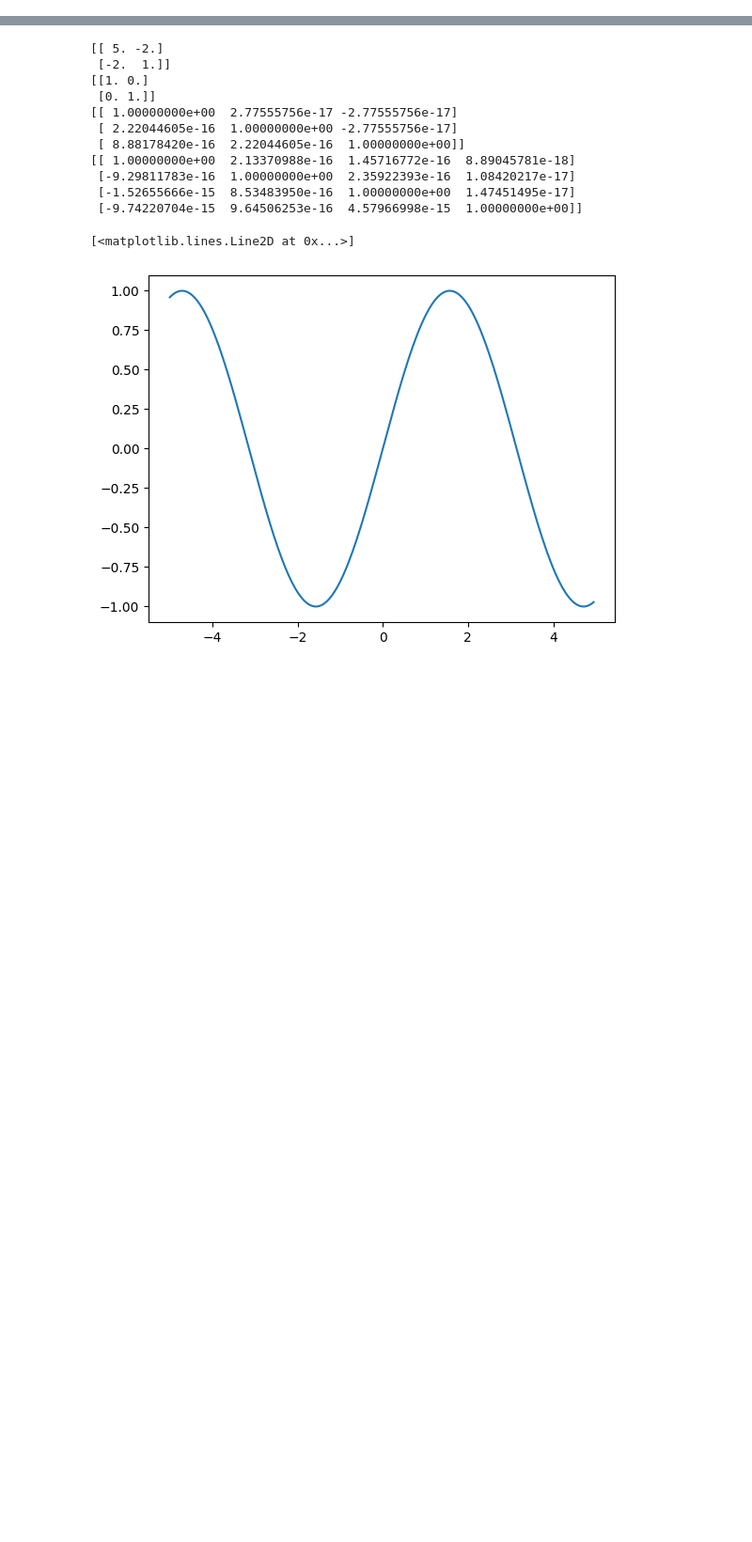
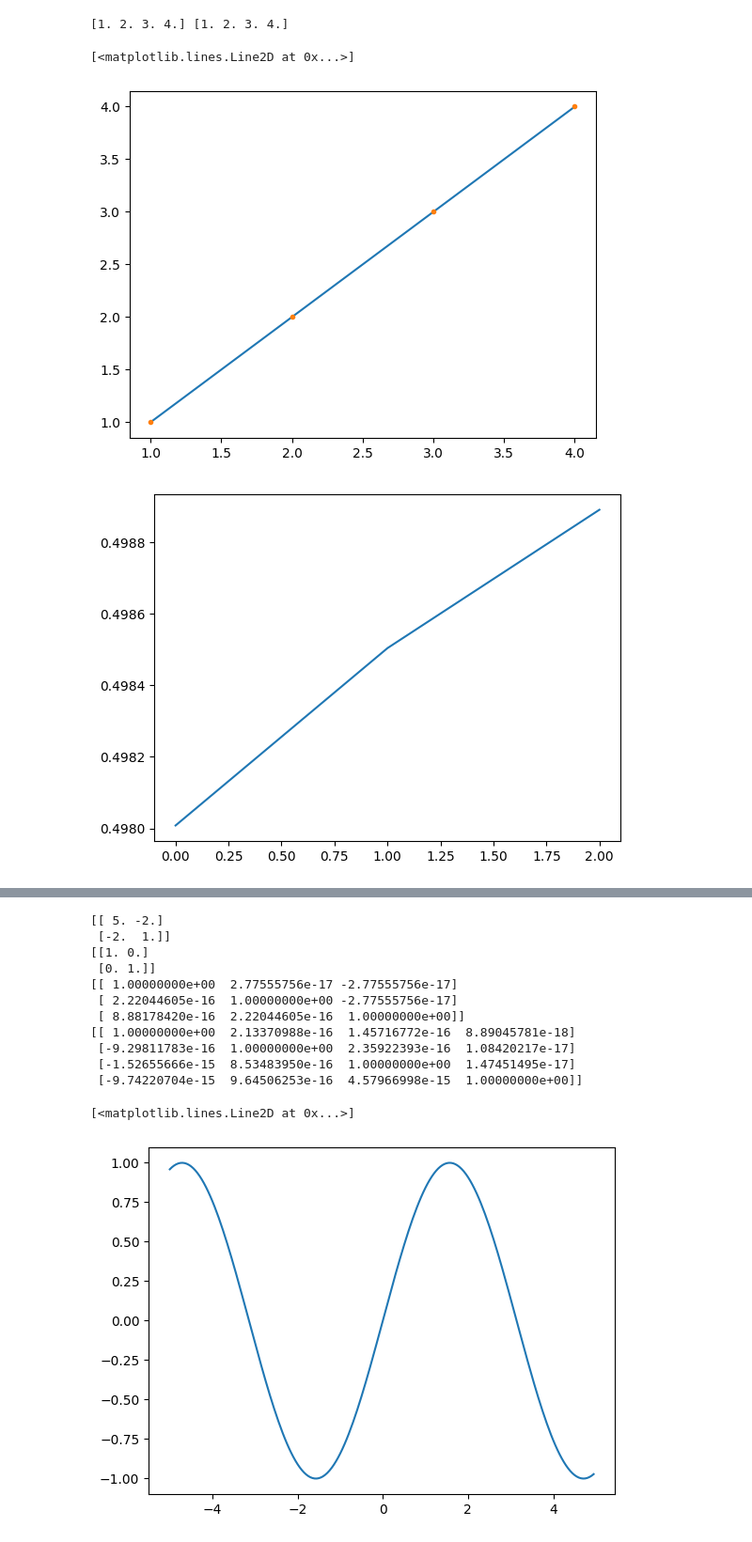
Before and after one commit to BaevDaniil/GSLS-SVM, a Jupyter notebook: GSLS-SVM.ipynb, the cells around one changed output, grey strips where cells are left out. Shown at 94% size. Saved outputs shown, nothing was run; the diff lists cells and outputs as text; code cells hidden in the pictures; blank space fills up the shorter version.

```diff
--- a/GSLS-SVM.ipynb
+++ b/GSLS-SVM.ipynb
@@ -3,6 +3,26 @@ from GSLS_SVM import GSLS_Regression
 import numpy as np
 import random
 import matplotlib.pyplot as plt
+# %%
+x = np.array(range(1, 5, 1), dtype=np.float64)
+y = np.array([x for x in x ])
+print(x, y)
+
+svm = GSLS_Regression(lambda x, y: np.dot(x, y), 100, 3)
+
+obj = svm.fit(x, y)
+
+y_result = np.array([svm.calc(x) for x in x])
+plt.plot(x, y_result)
+plt.plot(x, y, '.')
+
+plt.figure()
+plt.plot(obj)
+# %% [output]
+[1. 2. 3. 4.] [1. 2. 3. 4.]
+[<matplotlib.lines.Line2D at 0x...>]
+[figure, added]
+[figure, added]
 # %%
 x = np.array(range(1, 50, 1), dtype=np.float64)
 y = np.array([(x + 20) for x in x ])
```
Also changed, not shown: parts of 9 cells of this notebook, 1 other file.
